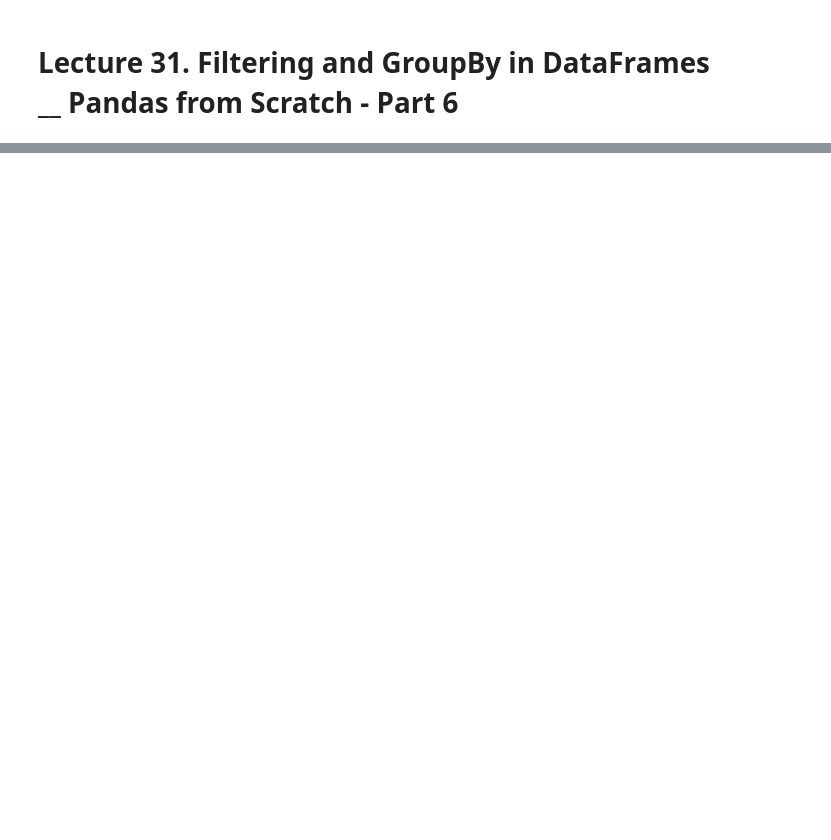
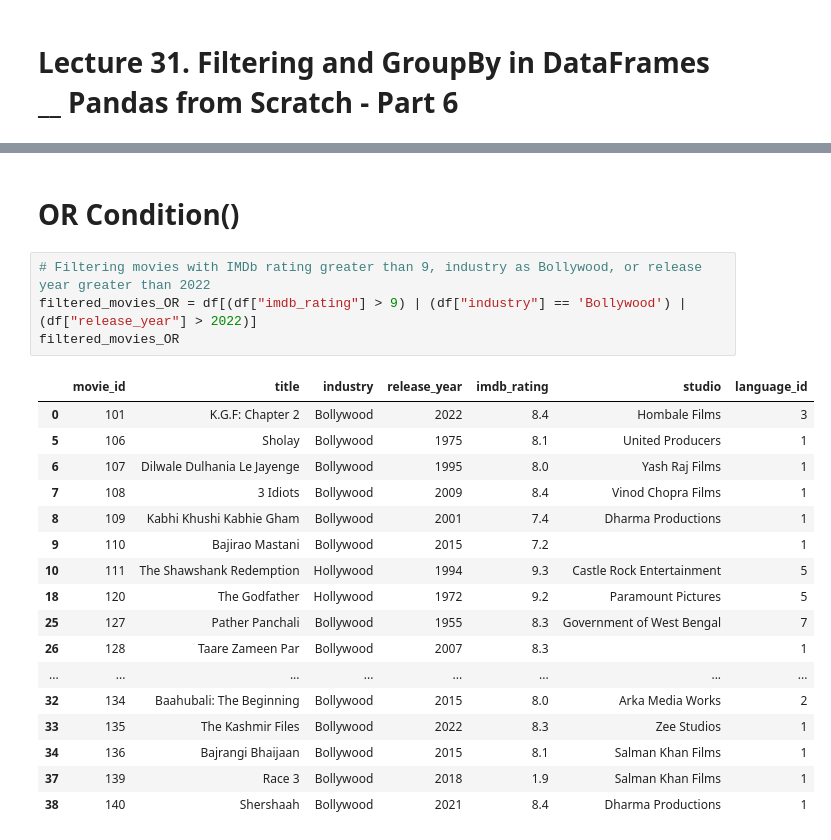
Before and after one commit to praveensinghaws/Python, a Jupyter notebook: BALAJI/07.PART-7 L31_L35.ipynb, the cells around one changed output, grey strips where cells are left out. Drawn from its saved outputs; the diff is of its cells as text; blank space fills up the shorter version.

```diff
--- a/BALAJI/07.PART-7 L31_L35.ipynb
+++ b/BALAJI/07.PART-7 L31_L35.ipynb
@@ -2,0 +169,24 @@
+# %% [markdown]
+# OR Condition()
+# %%
+# Filtering movies with IMDb rating greater than 9, industry as Bollywood, or release year greater than 2022
+filtered_movies_OR = df[(df["imdb_rating"] > 9) | (df["industry"] == 'Bollywood') | (df["release_year"] > 2022)]
+filtered_movies_OR
+# %% [output]
+|  | movie_id | title | industry | release_year | imdb_rating | studio | language_id |
+| 0 | 101 | K.G.F: Chapter 2 | Bollywood | 2022 | 8.4 | Hombale Films | 3 |
+| 5 | 106 | Sholay | Bollywood | 1975 | 8.1 | United Producers | 1 |
+| 6 | 107 | Dilwale Dulhania Le Jayenge | Bollywood | 1995 | 8.0 | Yash Raj Films | 1 |
+| 7 | 108 | 3 Idiots | Bollywood | 2009 | 8.4 | Vinod Chopra Films | 1 |
+| 8 | 109 | Kabhi Khushi Kabhie Gham | Bollywood | 2001 | 7.4 | Dharma Productions | 1 |
+| 9 | 110 | Bajirao Mastani | Bollywood | 2015 | 7.2 |  | 1 |
+| 10 | 111 | The Shawshank Redemption | Hollywood | 1994 | 9.3 | Castle Rock Entertainment | 5 |
+| 18 | 120 | The Godfather | Hollywood | 1972 | 9.2 | Paramount Pictures | 5 |
+| 25 | 127 | Pather Panchali | Bollywood | 1955 | 8.3 | Government of West Bengal | 7 |
+| 26 | 128 | Taare Zameen Par | Bollywood | 2007 | 8.3 |  | 1 |
+| ... | ... | ... | ... | ... | ... | ... | ... |
+| 32 | 134 | Baahubali: The Beginning | Bollywood | 2015 | 8.0 | Arka Media Works | 2 |
+| 33 | 135 | The Kashmir Files | Bollywood | 2022 | 8.3 | Zee Studios | 1 |
+| 34 | 136 | Bajrangi Bhaijaan | Bollywood | 2015 | 8.1 | Salman Khan Films | 1 |
+| 37 | 139 | Race 3 | Bollywood | 2018 | 1.9 | Salman Khan Films | 1 |
+| 38 | 140 | Shershaah | Bollywood | 2021 | 8.4 | Dharma Productions | 1 |
```
Also changed, not shown: parts of 128 cells of this notebook, 2 other files.
